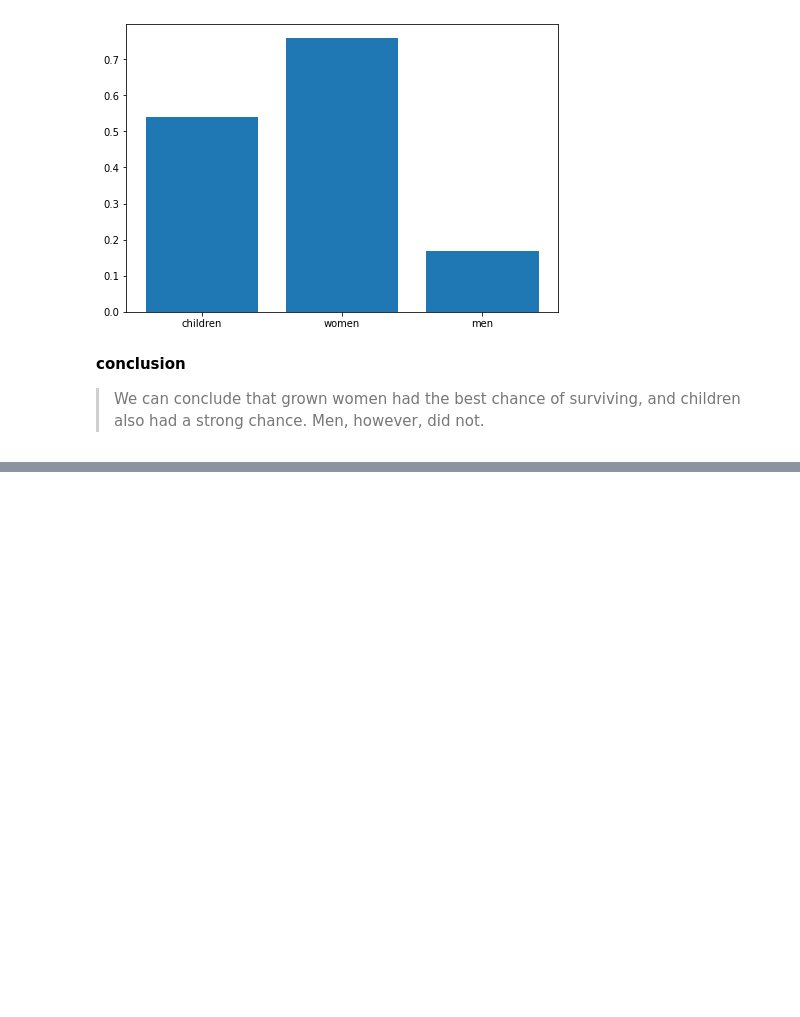
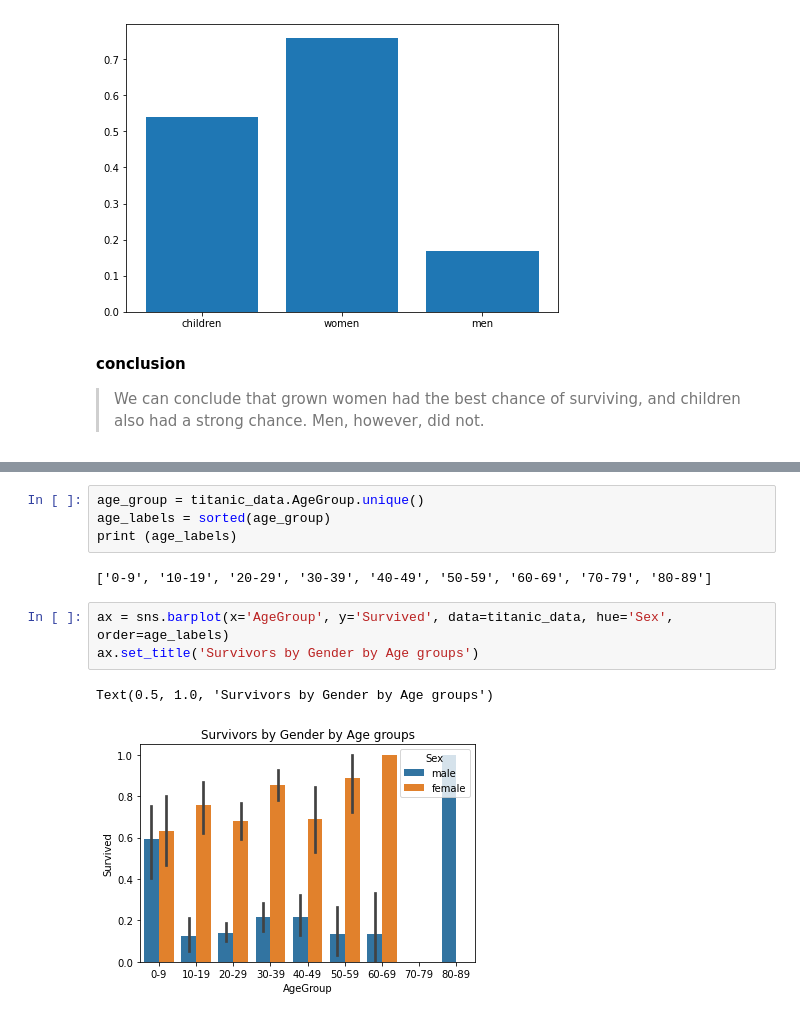
Before and after one commit to Douglous-Sobei/Titanic_Data_anaysis_project, a Jupyter notebook: titanic_data.ipynb, the cells around one changed output, grey strips where cells are left out. Saved outputs shown, nothing was run; the diff lists cells and outputs as text; blank space fills up the shorter version.

```diff
--- a/titanic_data.ipynb
+++ b/titanic_data.ipynb
@@ -300,0 +490,12 @@ plt.show()
+# %%
+age_group = titanic_data.AgeGroup.unique()
+age_labels = sorted(age_group)
+print (age_labels)
+# %% [output]
+['0-9', '10-19', '20-29', '30-39', '40-49', '50-59', '60-69', '70-79', '80-89']
+# %%
+ax = sns.barplot(x='AgeGroup', y='Survived', data=titanic_data, hue='Sex', order=age_labels)
+ax.set_title('Survivors by Gender by Age groups')
+# %% [output]
+Text(0.5, 1.0, 'Survivors by Gender by Age groups')
+[figure, added]
```
Also changed, not shown: parts of 16 cells of this notebook.
